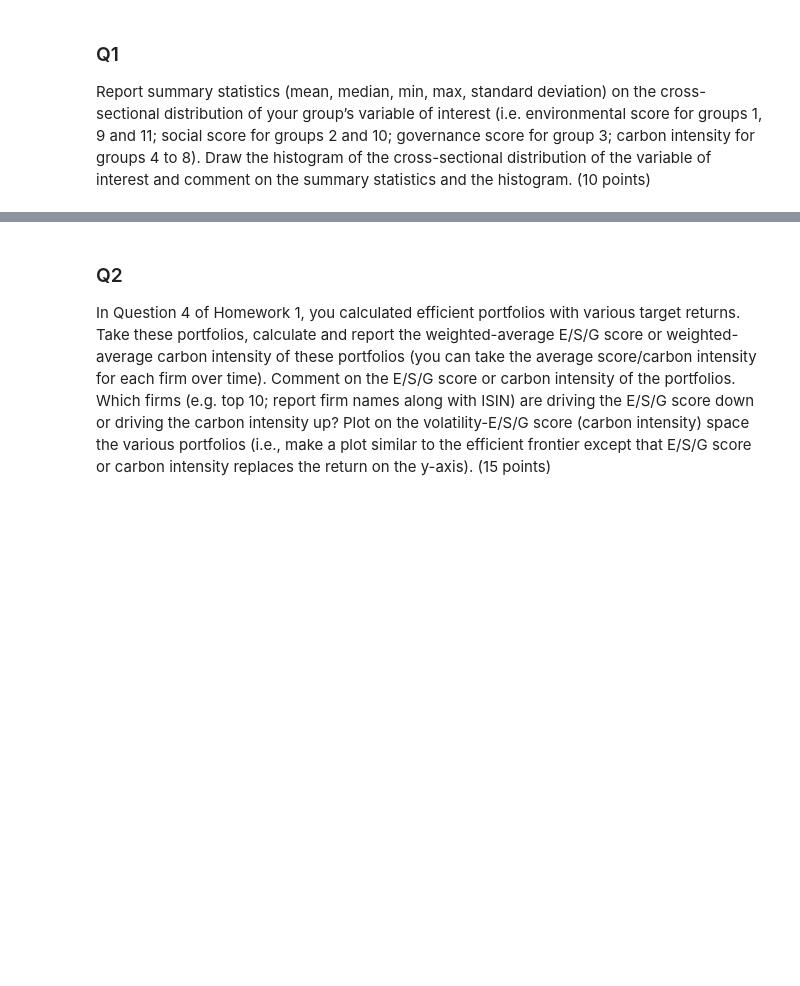
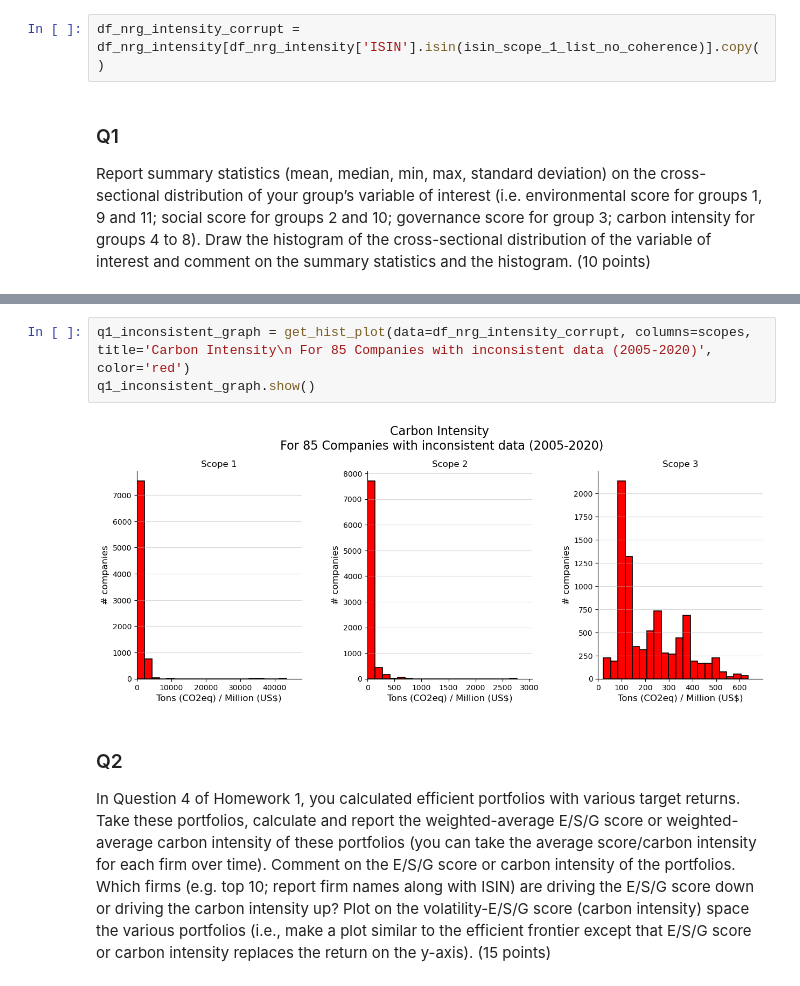
Before and after one commit to percw/Sustainable_and_Entrepreneurial_Finance, a Jupyter notebook: Assignment_2.ipynb, the cells around one changed output, grey strips where cells are left out. Cells and saved outputs as stored; diff of their text form; blank space fills up the shorter version.

```diff
--- a/Assignment_2.ipynb
+++ b/Assignment_2.ipynb
@@ -149,3 +277,5 @@ df_nrg_intensity.head()
+# %%
+df_nrg_intensity_corrupt = df_nrg_intensity[df_nrg_intensity['ISIN'].isin(isin_scope_1_list_no_coherence)].copy()
 # %% [markdown]
 ### Q1
 
@@ -168,3 +337,8 @@ plt.show()
+# %%
+q1_inconsistent_graph = get_hist_plot(data=df_nrg_intensity_corrupt, columns=scopes, title='Carbon Intensity\n For 85 Companies with inconsistent data (2005-2020)', color='red')
+q1_inconsistent_graph.show()
+# %% [output]
+[figure, added]
 # %% [markdown]
 ### Q2
 
```
Also changed, not shown: parts of 23 cells of this notebook, 2 other files.
